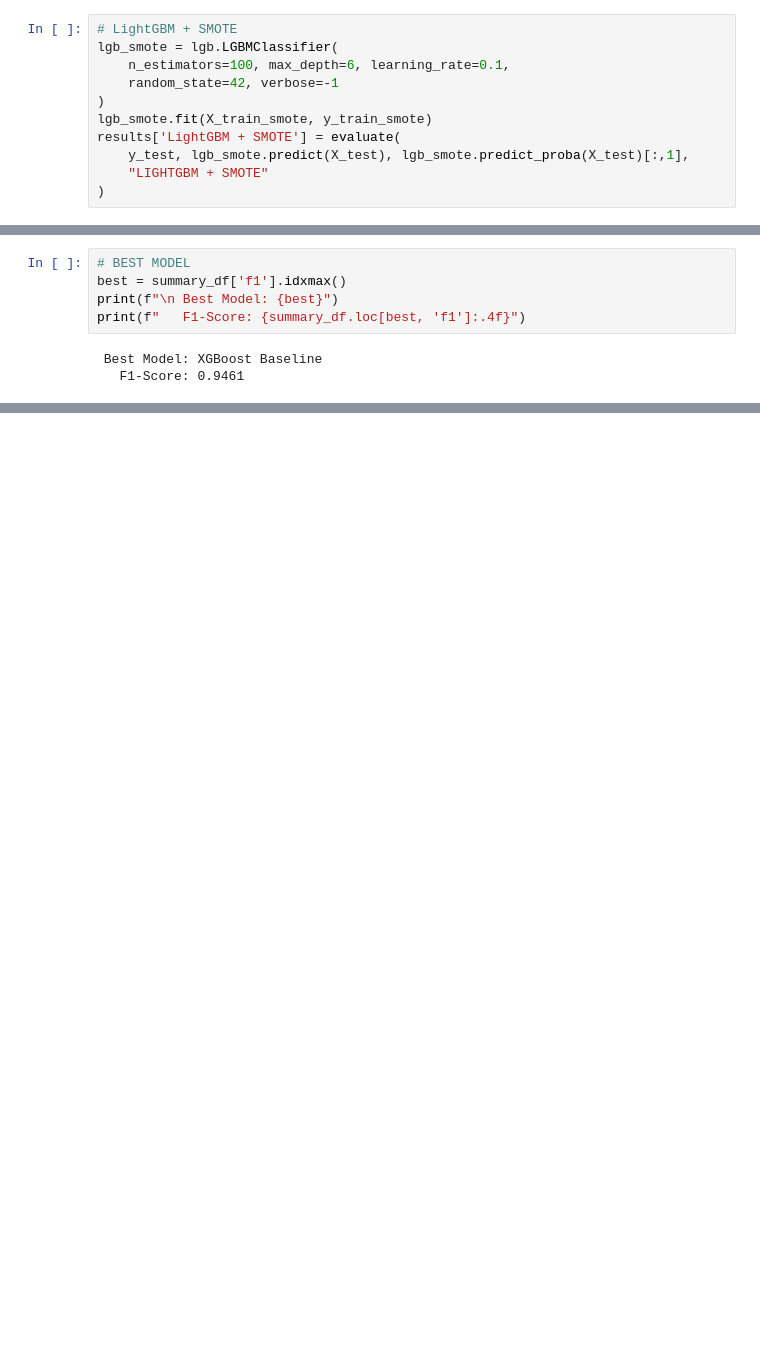
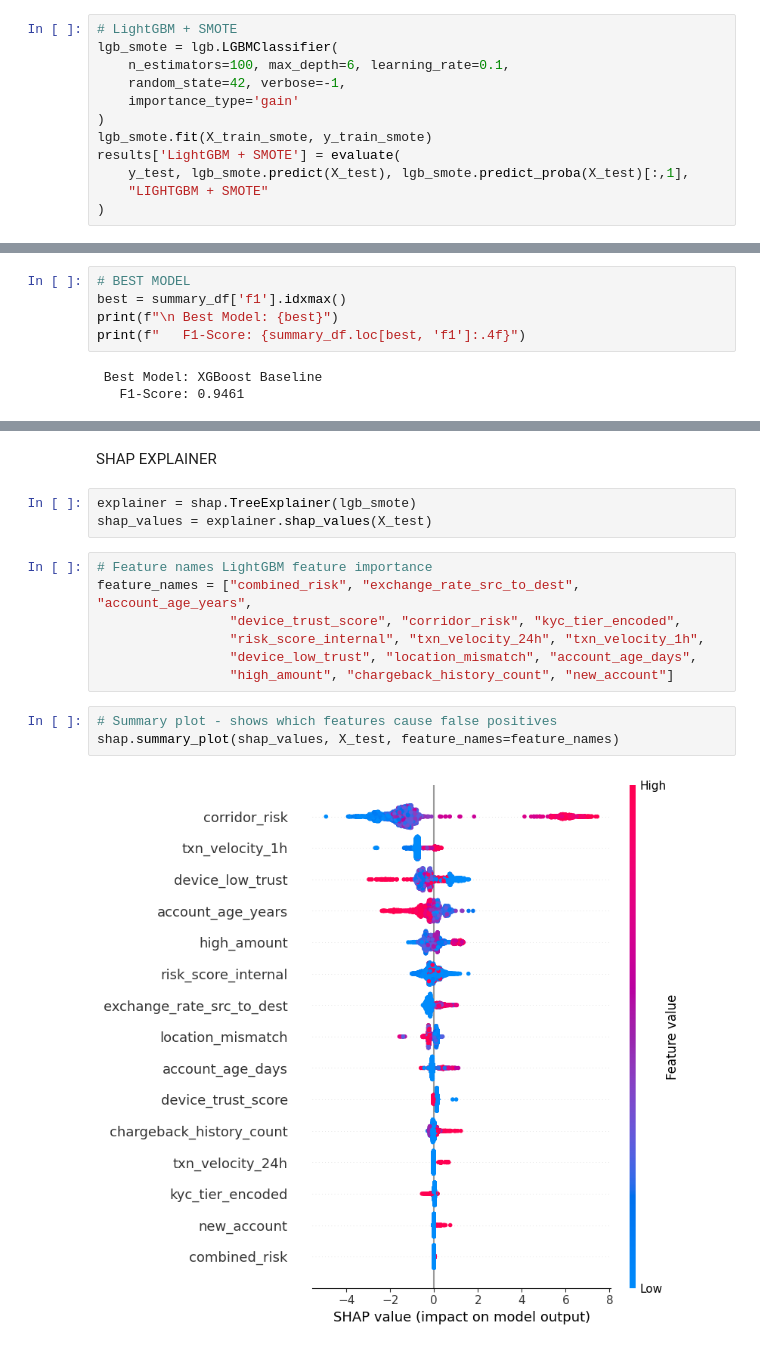
Before and after one commit to Henrywest100/Novapay-Fintech, a Jupyter notebook: Novacode.ipynb, the cells around one changed output, grey strips where cells are left out. Drawn from its saved outputs; the diff is of its cells as text; blank space fills up the shorter version.

Commit message:
SHAP Explainer

```diff
--- a/Novacode.ipynb
+++ b/Novacode.ipynb
@@ -1344,7 +1344,8 @@ ROC-AUC:   0.9708
 # LightGBM + SMOTE
 lgb_smote = lgb.LGBMClassifier(
     n_estimators=100, max_depth=6, learning_rate=0.1,
-    random_state=42, verbose=-1
+    random_state=42, verbose=-1,
+    importance_type='gain'
 )
 lgb_smote.fit(X_train_smote, y_train_smote)
 results['LightGBM + SMOTE'] = evaluate(
@@ -1516,0 +1528,17 @@ print(f"   F1-Score: {summary_df.loc[best, 'f1']:.4f}")
+# %% [markdown]
+SHAP EXPLAINER
+# %%
+explainer = shap.TreeExplainer(lgb_smote)
+shap_values = explainer.shap_values(X_test)
+# %%
+# Feature names LightGBM feature importance
+feature_names = ["combined_risk", "exchange_rate_src_to_dest", "account_age_years",
+                 "device_trust_score", "corridor_risk", "kyc_tier_encoded",
+                 "risk_score_internal", "txn_velocity_24h", "txn_velocity_1h",
+                 "device_low_trust", "location_mismatch", "account_age_days",
+                 "high_amount", "chargeback_history_count", "new_account"]
+# %%
+# Summary plot - shows which features cause false positives
+shap.summary_plot(shap_values, X_test, feature_names=feature_names)
+# %% [output]
+[figure, added]
```
Also changed, not shown: parts of 11 cells of this notebook, 4 other files.
